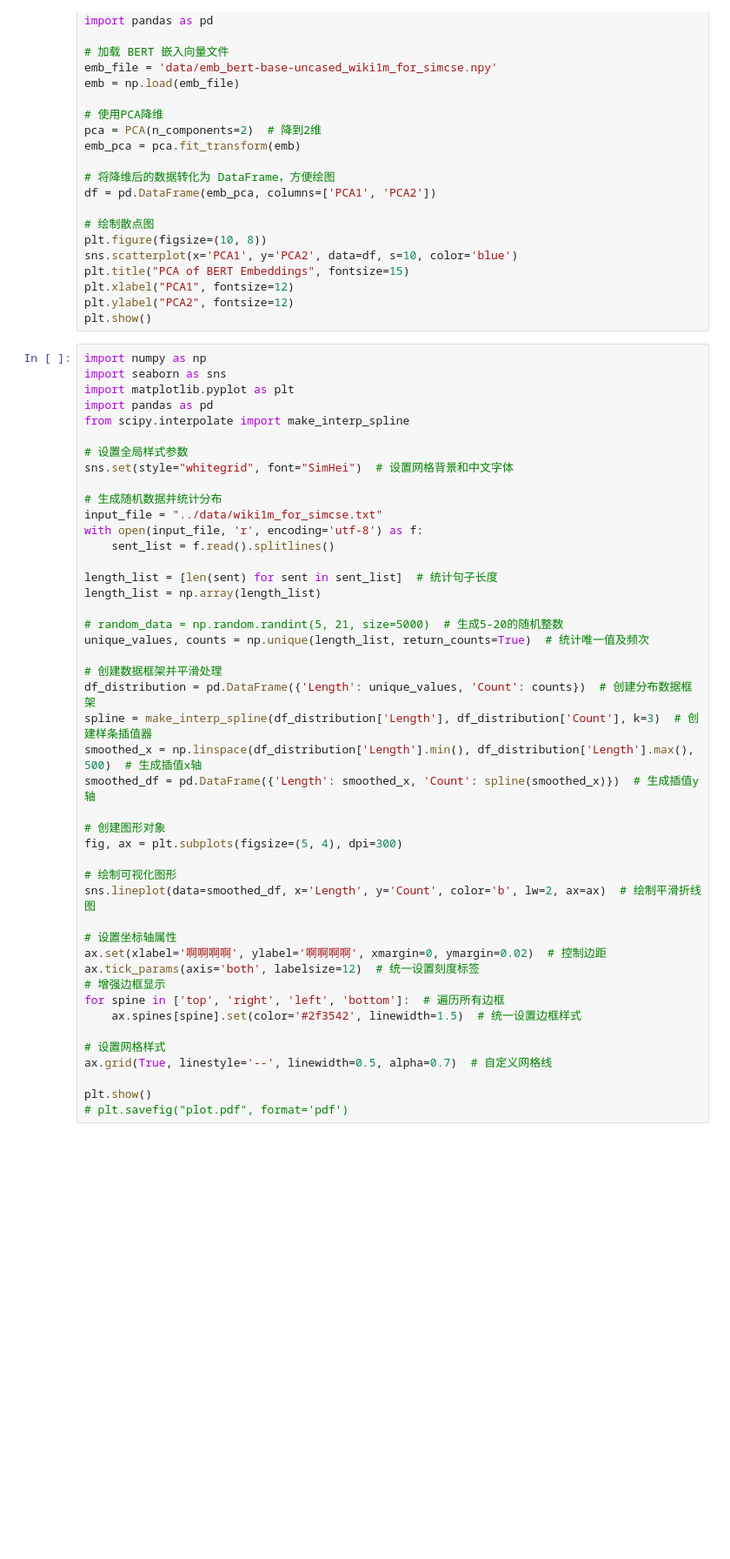
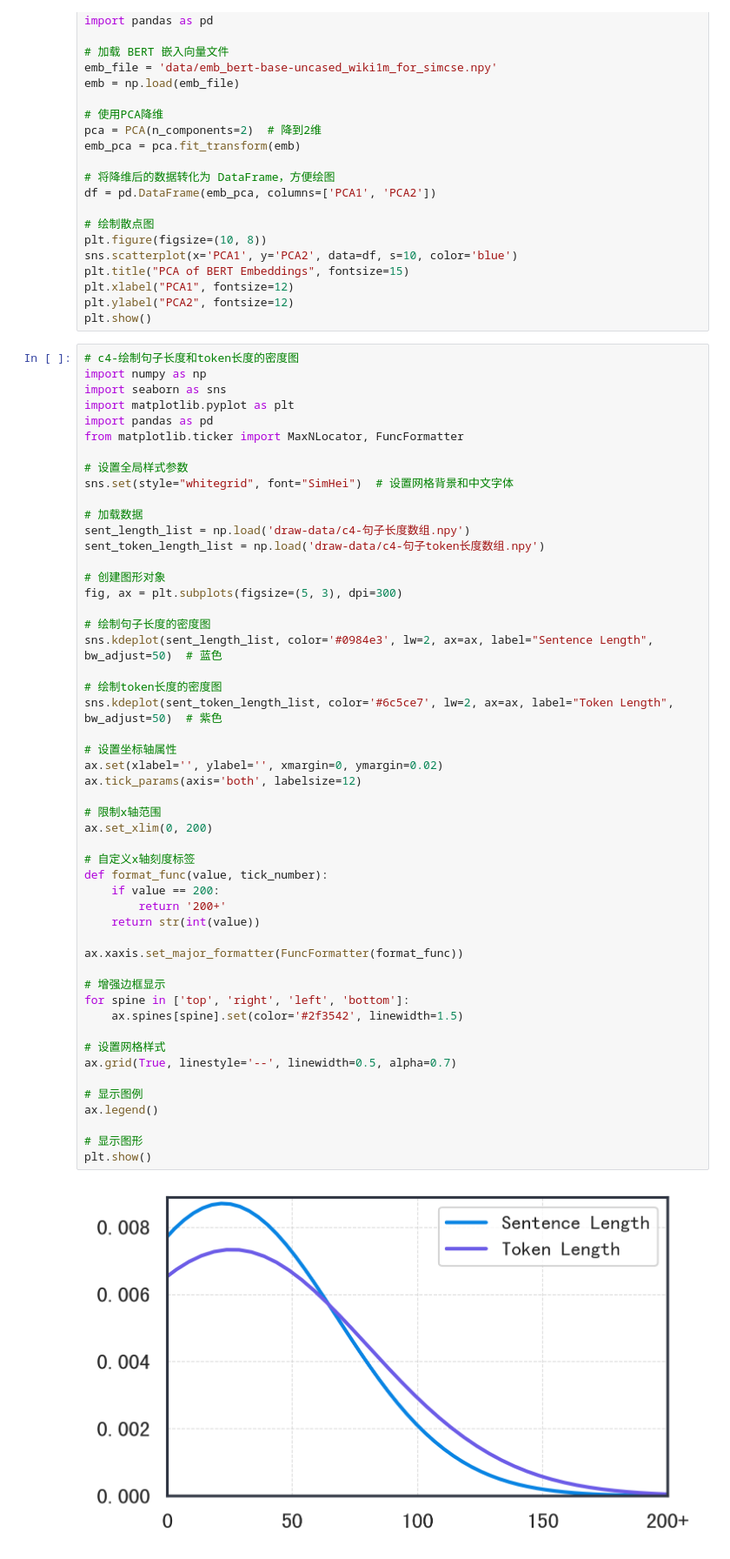
Before and after one commit to LyuShawn/Lyu-SimCSE, a Jupyter notebook: draw/draw.ipynb, the cells around one changed output. Shown at 87% size. Saved outputs shown, nothing was run; the diff lists cells and outputs as text; blank space fills up the shorter version.

```diff
--- a/draw/draw.ipynb
+++ b/draw/draw.ipynb
@@ -26,47 +26,55 @@ plt.xlabel("PCA1", fontsize=12)
 plt.ylabel("PCA2", fontsize=12)
 plt.show()
 # %%
+# c4-绘制句子长度和token长度的密度图
 import numpy as np
 import seaborn as sns
 import matplotlib.pyplot as plt
 import pandas as pd
-from scipy.interpolate import make_interp_spline
+from matplotlib.ticker import MaxNLocator, FuncFormatter
 
 # 设置全局样式参数
 sns.set(style="whitegrid", font="SimHei")  # 设置网格背景和中文字体
 
-# 生成随机数据并统计分布
-input_file = "../data/wiki1m_for_simcse.txt"
-with open(input_file, 'r', encoding='utf-8') as f:
-    sent_list = f.read().splitlines()
-
-length_list = [len(sent) for sent in sent_list]  # 统计句子长度
-length_list = np.array(length_list)
-
-# random_data = np.random.randint(5, 21, size=5000)  # 生成5-20的随机整数
-unique_values, counts = np.unique(length_list, return_counts=True)  # 统计唯一值及频次
-
-# 创建数据框架并平滑处理
-df_distribution = pd.DataFrame({'Length': unique_values, 'Count': counts})  # 创建分布数据框架
-spline = make_interp_spline(df_distribution['Length'], df_distribution['Count'], k=3)  # 创建样条插值器
-smoothed_x = np.linspace(df_distribution['Length'].min(), df_distribution['Length'].max(), 500)  # 生成插值x轴
-smoothed_df = pd.DataFrame({'Length': smoothed_x, 'Count': spline(smoothed_x)})  # 生成插值y轴
+# 加载数据
+sent_length_list = np.load('draw-data/c4-句子长度数组.npy')
+sent_token_length_list = np.load('draw-data/c4-句子token长度数组.npy')
 
 # 创建图形对象
-fig, ax = plt.subplots(figsize=(5, 4), dpi=300)
+fig, ax = plt.subplots(figsize=(5, 3), dpi=300)
 
-# 绘制可视化图形
-sns.lineplot(data=smoothed_df, x='Length', y='Count', color='b', lw=2, ax=ax)  # 绘制平滑折线图
+# 绘制句子长度的密度图
+sns.kdeplot(sent_length_list, color='#0984e3', lw=2, ax=ax, label="Sentence Length", bw_adjust=50)  # 蓝色
+
+# 绘制token长度的密度图
+sns.kdeplot(sent_token_length_list, color='#6c5ce7', lw=2, ax=ax, label="Token Length", bw_adjust=50)  # 紫色
 
 # 设置坐标轴属性
-ax.set(xlabel='啊啊啊啊', ylabel='啊啊啊啊', xmargin=0, ymargin=0.02)  # 控制边距
-ax.tick_params(axis='both', labelsize=12)  # 统一设置刻度标签
+ax.set(xlabel='', ylabel='', xmargin=0, ymargin=0.02)
+ax.tick_params(axis='both', labelsize=12)
+
+# 限制x轴范围
+ax.set_xlim(0, 200)
+
+# 自定义x轴刻度标签
+def format_func(value, tick_number):
+    if value == 200:
+        return '200+'
+    return str(int(value))
+
+ax.xaxis.set_major_formatter(FuncFormatter(format_func))
+
 # 增强边框显示
-for spine in ['top', 'right', 'left', 'bottom']:  # 遍历所有边框
-    ax.spines[spine].set(color='#2f3542', linewidth=1.5)  # 统一设置边框样式
+for spine in ['top', 'right', 'left', 'bottom']:
+    ax.spines[spine].set(color='#2f3542', linewidth=1.5)
 
 # 设置网格样式
-ax.grid(True, linestyle='--', linewidth=0.5, alpha=0.7)  # 自定义网格线
+ax.grid(True, linestyle='--', linewidth=0.5, alpha=0.7)
 
+# 显示图例
+ax.legend()
+
+# 显示图形
 plt.show()
-# plt.savefig("plot.pdf", format='pdf')
+# %% [output]
+[figure, added]
```
Also changed, not shown: parts of 2 cells of this notebook, 4 other files.
